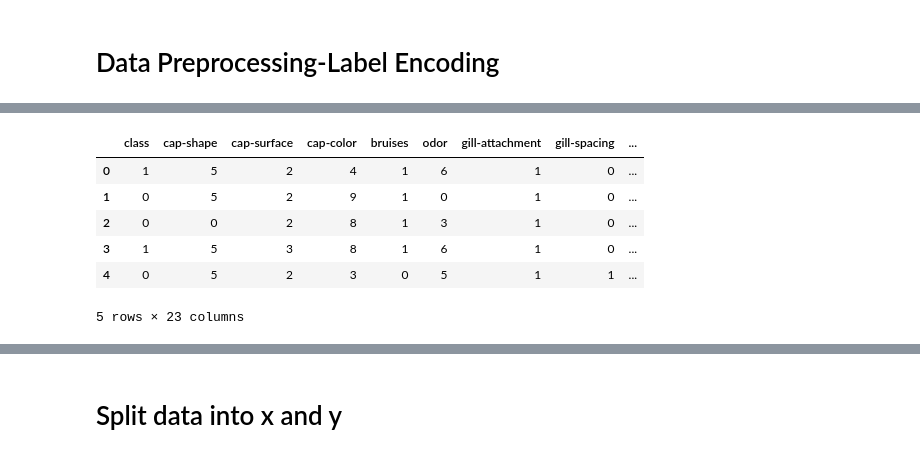
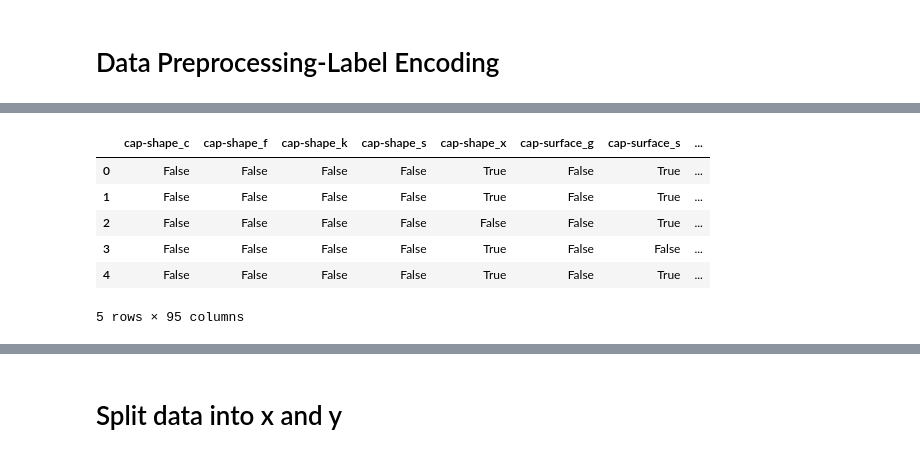
Before and after one commit to milenakowalska/mushroom_classification_model, a Jupyter notebook: mushroom_classifier.ipynb, the cells around one changed output, grey strips where cells are left out. Saved outputs shown, nothing was run; the diff lists cells and outputs as text; code cells hidden in the pictures.

Commit message:
Use one hot encoder for non ordinal features and retrain the models

```diff
--- a/mushroom_classifier.ipynb
+++ b/mushroom_classifier.ipynb
@@ -100,5 +99,2 @@ encoder = LabelEncoder()
-# %%
-for column in range(len(df.columns)):
-    df[df.columns[column]] = encoder.fit_transform(df[df.columns[column]])
-    mapping_dict = { index:label for index, label in enumerate(encoder.classes_) }
-    mapping.append(mapping_dict)
+# %%
+df["class"] = l_encoder.fit_transform(df["class"])
@@ -105,10 +132,12 @@ for column in range(len(df.columns)):
+# %%
+x_encoded.head()
+# %% [output]
+|  | cap-shape_c | cap-shape_f | cap-shape_k | cap-shape_s | cap-shape_x | cap-surface_g | cap-surface_s | ... |
+| 0 | False | False | False | False | True | False | True | ... |
+| 1 | False | False | False | False | True | False | True | ... |
+| 2 | False | False | False | False | False | False | True | ... |
+| 3 | False | False | False | False | True | False | False | ... |
+| 4 | False | False | False | False | True | False | True | ... |
+5 rows × 95 columns
 # %%
-df.head()
+x = x_encoded
-# %% [output]
-|  | class | cap-shape | cap-surface | cap-color | bruises | odor | gill-attachment | gill-spacing | ... |
-| 0 | 1 | 5 | 2 | 4 | 1 | 6 | 1 | 0 | ... |
-| 1 | 0 | 5 | 2 | 9 | 1 | 0 | 1 | 0 | ... |
-| 2 | 0 | 0 | 2 | 8 | 1 | 3 | 1 | 0 | ... |
-| 3 | 1 | 5 | 3 | 8 | 1 | 6 | 1 | 0 | ... |
-| 4 | 0 | 5 | 2 | 3 | 0 | 5 | 1 | 1 | ... |
-5 rows × 23 columns
```
Also changed, not shown: parts of 25 cells of this notebook.
